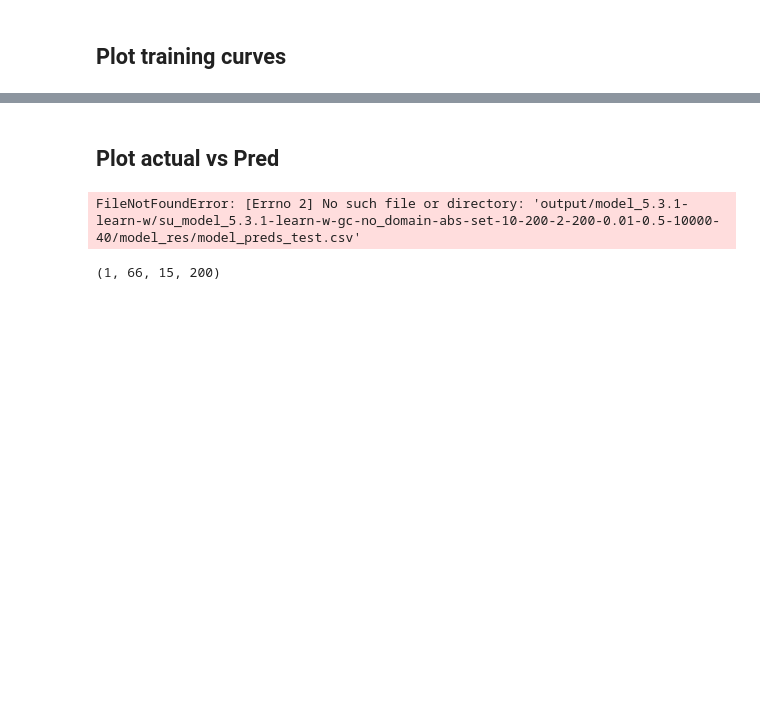
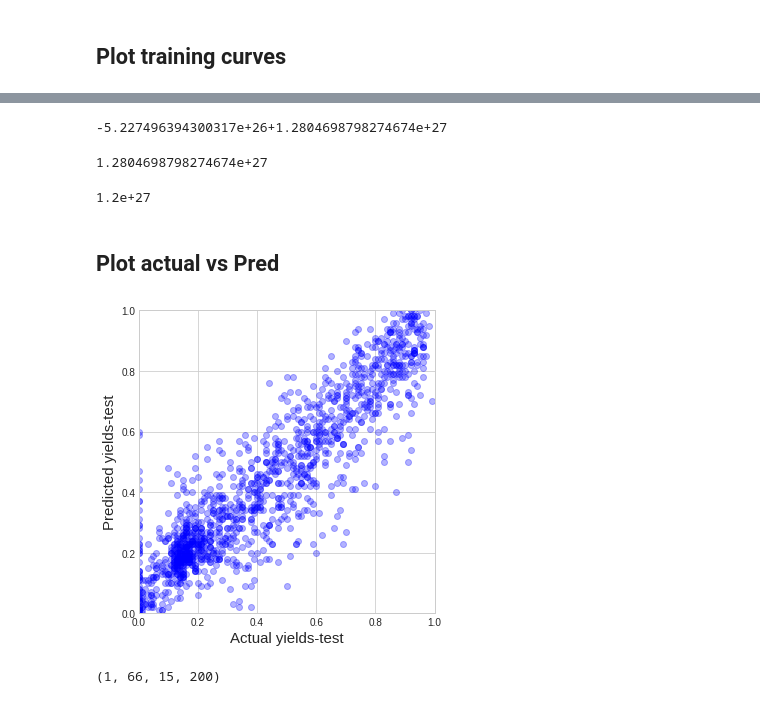
Before and after one commit to msaebi1993/yield-rxn, a Jupyter notebook: jupyter_notebooks/05_plots.ipynb, the cells around one changed output, grey strips where cells are left out. Drawn from its saved outputs; the diff is of its cells as text; code cells hidden in the pictures; blank space fills up the shorter version.

Commit message:
fixed score calculation, added more metrics

```diff
--- a/jupyter_notebooks/05_plots.ipynb
+++ b/jupyter_notebooks/05_plots.ipynb
@@ -29,12 +32,13 @@ import pandas as pd
 # %%
 batch_size=40;lr_decay= 0.5;lr_steps= 10000;learning_rate = 0.01
-gc='gc';domain='no_domain';Abs='abs';
-seed='3'
-model_version = 'model_5.3.1-learn-w-';
+gc='gc';domain= 'rdkit';Abs='abs';
+seed='1'
+model_version = 'model_5.3.1-lw-';
+#model_version = 'model_5.3.0-lw-';
 model_dir= model_version.strip('-')+'/'
 #model_name='su_'+model_version; layers= 2;epochs= 200;hidden_size= 200
-model_name='dy_'+model_version; layers= 2;epochs= 200;hidden_size= 200
-#model_name='az_'+model_version; layers= 1;hidden_size= 100;epochs= 100;
+#model_name='dy_'+model_version; layers= 2;epochs= 200;hidden_size= 200
+model_name='az_'+model_version; layers= 3;hidden_size= 100;epochs= 100;
 #model_name='az_'+model_version; layers= 3;hidden_size= 100;epochs= 100;
 
 
@@ -43,6 +47,8 @@ model_name='dy_'+model_version; layers= 2;epochs= 200;hidden_size= 200
 params=[seed, hidden_size, layers, epochs, learning_rate, lr_decay, lr_steps,batch_size]
 model_path='output/'+model_dir+model_name+ '-'.join(map(str,[gc,domain,Abs]))+'-set-'+'-'.join(map(str,params))+'/'
 fig_path= model_path+'figs/'
-if not os.path.exists(fig_path):
+if os.path.exists(model_path) and not os.path.exists(fig_path):
     os.makedirs(fig_path)
-print(fig_path)
+elif not os.path.exists(model_path):
+    print("Model doesn't exsits at \n",model_path)
+#print(fig_path)
@@ -117,14 +278,44 @@ Best R2: 0.9444139221563851
+# %%
+print_scores(best_scores,'az_model_5.3.0-lw-') #rdkit
+# %% [output]
+-5.227496394300317e+26+1.2804698798274674e+27
+# %%
+np.std(list(best_scores[model_name][0.5].values()))
+# %% [output]
+1.2804698798274674e+27
+# %%
+print(1.2e+27)
+# %% [output]
+1.2e+27
 # %% [markdown]
 ## Plot actual vs Pred
+# %%
+def plot_actual_vs_predicted(model_results,model_path,key,alpha):
+    y_true = model_results['yield'].values
+    y_pred = model_results['pred_yield'].values
+
+    plt.style.use('seaborn-whitegrid')
+    fig, ax = plt.subplots(figsize=(5,5))
+    ax.scatter(y_true, y_pred, color='b',alpha=alpha)
+    ax.set_xlabel('Actual yields-'+key,fontsize=15)
+    ax.set_ylabel('Predicted yields-'+key,fontsize=15)
+
+    ax.set_xlim([0,1]); ax.set_ylim([0,1])
+    plt.tight_layout()
+
+    plt.savefig(model_path+'figs/'+key+'_actual_vs_predicted.png',dpi=300)
+    plt.show()
 # %%
-#model_name='az_model_5.3.0-learn-w-gc-rdkit-abs-set-2-20-2-100-0.01-0.5-10000-40'
+#model_path = 'output/model_5.3.1-learn-w/az_model_5.3.1-learn-w-gc-no_domain-abs-set-3-100-1-100-0.01-0.5-10000-40/'
+#model_path = 'output/model_5.3.1-learn-w/dy_model_5.3.1-learn-w-gc-rdkit-abs-set-4-200-2-200-0.01-0.5-10000-40/'
+model_path = 'output/model_5.3.1-learn-w/su_model_5.3.1-learn-w-gc-rdkit-abs-set-9-200-2-200-0.01-0.5-10000-40/'
 key= 'test'
 model_results_fn= os.path.join(model_path,'model_res','model_preds_'+key+'.csv')
 model_results = pd.read_csv(model_results_fn)
 
-pu.plot_actual_vs_predicted(model_results,fig_path,0.3)
+plot_actual_vs_predicted(model_results,model_path,key,0.3)
 # %% [output]
-FileNotFoundError: [Errno 2] No such file or directory: 'output/model_5.3.1-learn-w/su_model_5.3.1-learn-w-gc-no_domain-abs-set-10-200-2-200-0.01-0.5-10000-40/model_res/model_preds_test.csv'
+[figure, added]
 # %%
 
 with plt.style.context("seaborn-white"):
```
Also changed, not shown: parts of 30 cells of this notebook, 7 other files.
